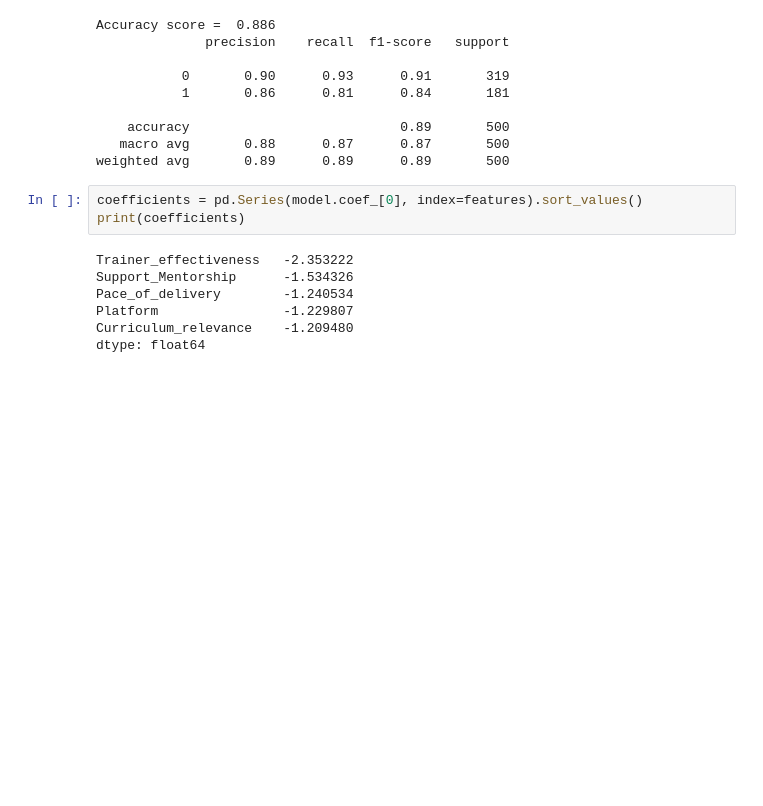
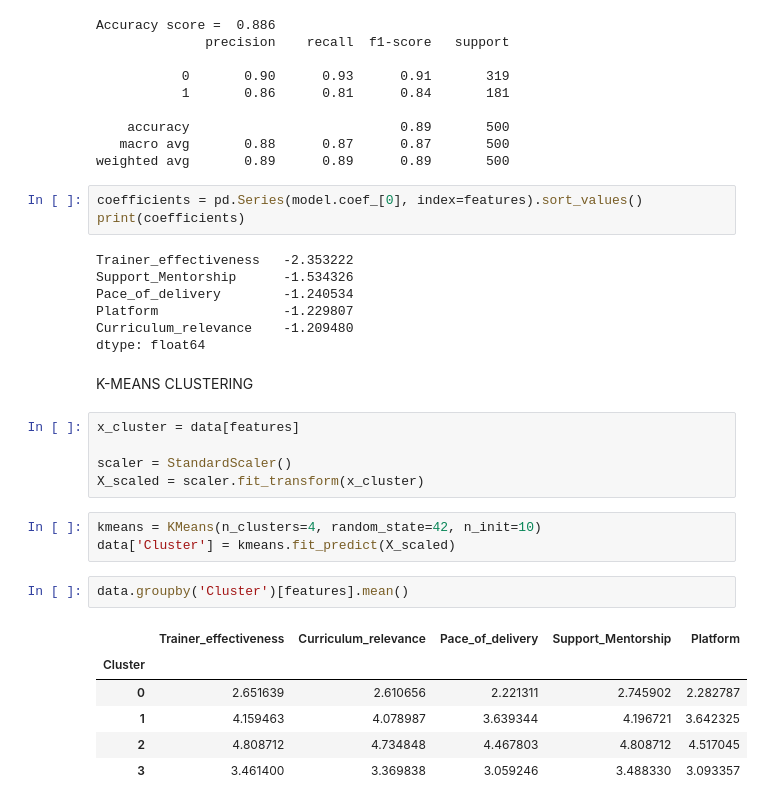
Before and after one commit to mistrypareet26-dev/Student-Feedback-Analysis, a Jupyter notebook: notebooks/ML_modeling_clustering.ipynb, the cells around one changed output. Cells and saved outputs as stored; diff of their text form; blank space fills up the shorter version.

```diff
--- a/notebooks/ML_modeling_clustering.ipynb
+++ b/notebooks/ML_modeling_clustering.ipynb
@@ -75,3 +79,22 @@ Pace_of_delivery        -1.240534
 Platform                -1.229807
 Curriculum_relevance    -1.209480
 dtype: float64
+# %% [markdown]
+K-MEANS CLUSTERING
+# %%
+x_cluster = data[features]
+
+scaler = StandardScaler()
+X_scaled = scaler.fit_transform(x_cluster)
+# %%
+kmeans = KMeans(n_clusters=4, random_state=42, n_init=10)
+data['Cluster'] = kmeans.fit_predict(X_scaled)
+# %%
+data.groupby('Cluster')[features].mean()
+# %% [output]
+|  | Trainer_effectiveness | Curriculum_relevance | Pace_of_delivery | Support_Mentorship | Platform |
+| Cluster |  |  |  |  |  |
+| 0 | 2.651639 | 2.610656 | 2.221311 | 2.745902 | 2.282787 |
+| 1 | 4.159463 | 4.078987 | 3.639344 | 4.196721 | 3.642325 |
+| 2 | 4.808712 | 4.734848 | 4.467803 | 4.808712 | 4.517045 |
+| 3 | 3.461400 | 3.369838 | 3.059246 | 3.488330 | 3.093357 |
```
Also changed, not shown: parts of 5 cells of this notebook, 1 other file.
